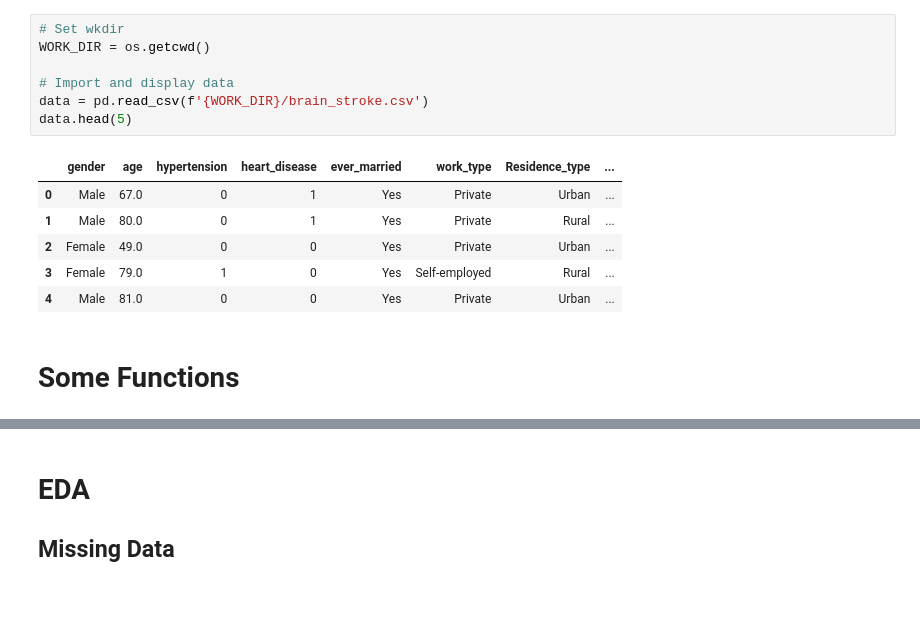
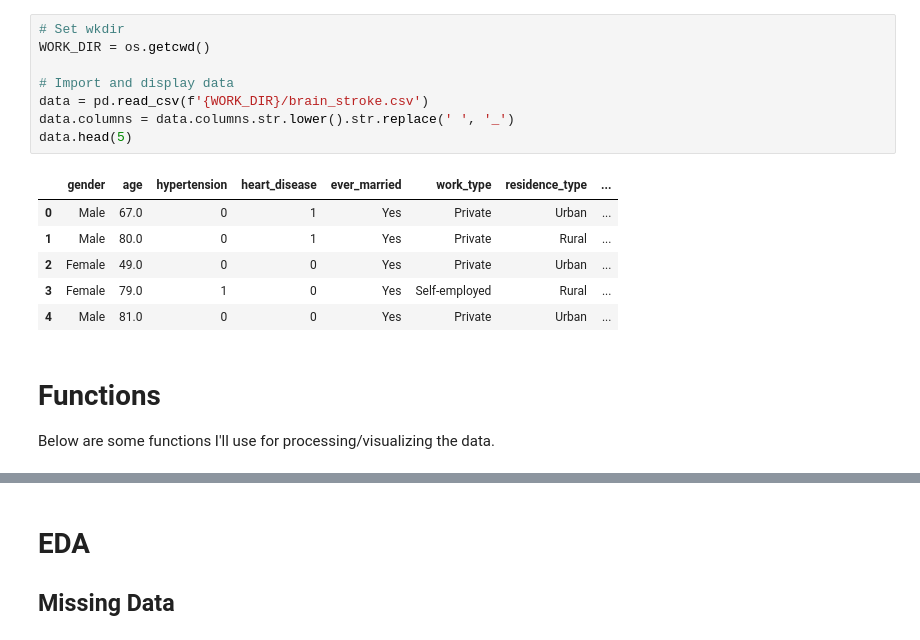
Before and after one commit to BrentonGraham/biomedical-ml-anschutz, a Jupyter notebook: 4. Classification & Model Selection/Classification&ModelSelection.ipynb, the cells around one changed output, grey strips where cells are left out. Drawn from its saved outputs; the diff is of its cells as text; blank space fills up the shorter version.

```diff
--- a/4. Classification & Model Selection/Classification&ModelSelection.ipynb
+++ b/4. Classification & Model Selection/Classification&ModelSelection.ipynb
@@ -12,17 +35,20 @@ pd.options.mode.chained_assignment = None
 # %%
 # Set wkdir
 WORK_DIR = os.getcwd()
 
 # Import and display data
 data = pd.read_csv(f'{WORK_DIR}/brain_stroke.csv')
+data.columns = data.columns.str.lower().str.replace(' ', '_')
 data.head(5)
 # %% [output]
-|  | gender | age | hypertension | heart_disease | ever_married | work_type | Residence_type | ... |
+|  | gender | age | hypertension | heart_disease | ever_married | work_type | residence_type | ... |
 | 0 | Male | 67.0 | 0 | 1 | Yes | Private | Urban | ... |
 | 1 | Male | 80.0 | 0 | 1 | Yes | Private | Rural | ... |
 | 2 | Female | 49.0 | 0 | 0 | Yes | Private | Urban | ... |
 | 3 | Female | 79.0 | 1 | 0 | Yes | Self-employed | Rural | ... |
 | 4 | Male | 81.0 | 0 | 0 | Yes | Private | Urban | ... |
-# %% [markdown]
-# Some Functions
+# %% [markdown]
+# Functions
+
+Below are some functions I'll use for processing/visualizing the data.
 # %%
```
Also changed, not shown: parts of 29 cells of this notebook, 1 other file.
